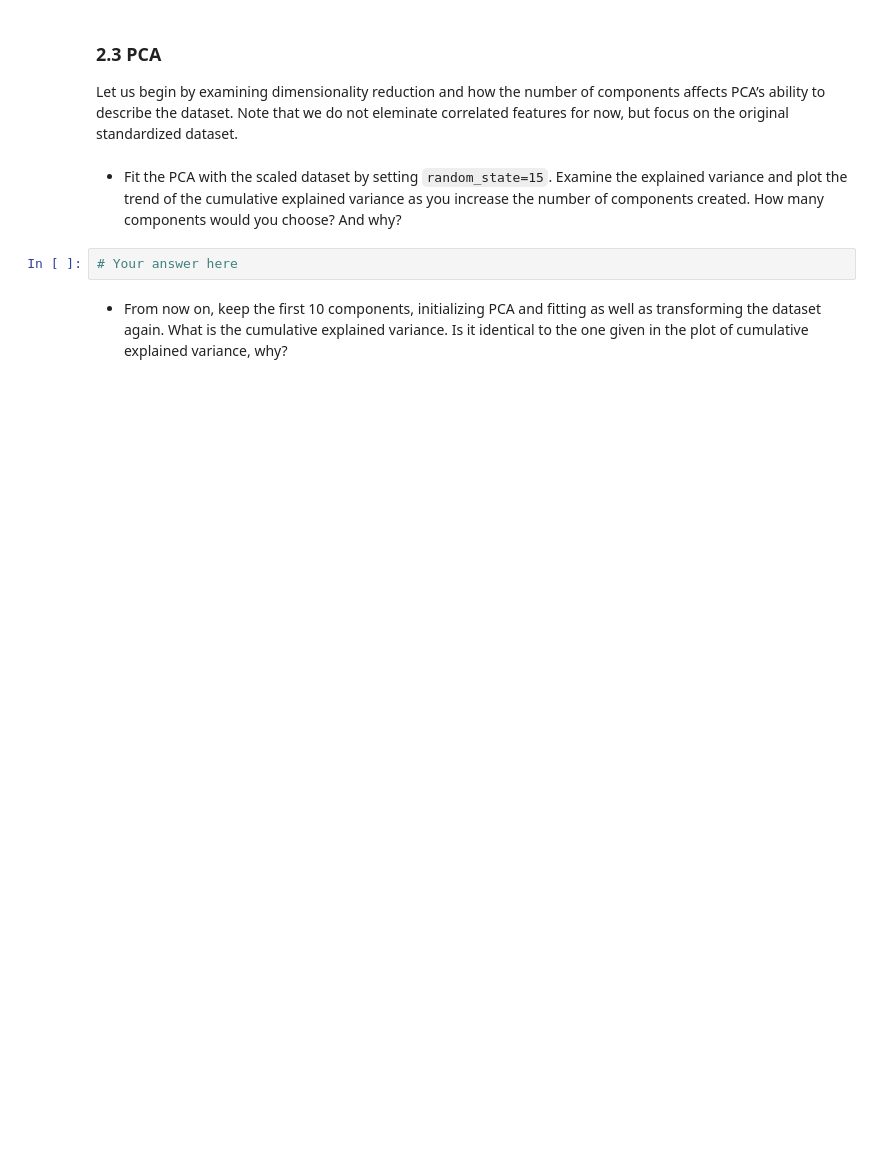
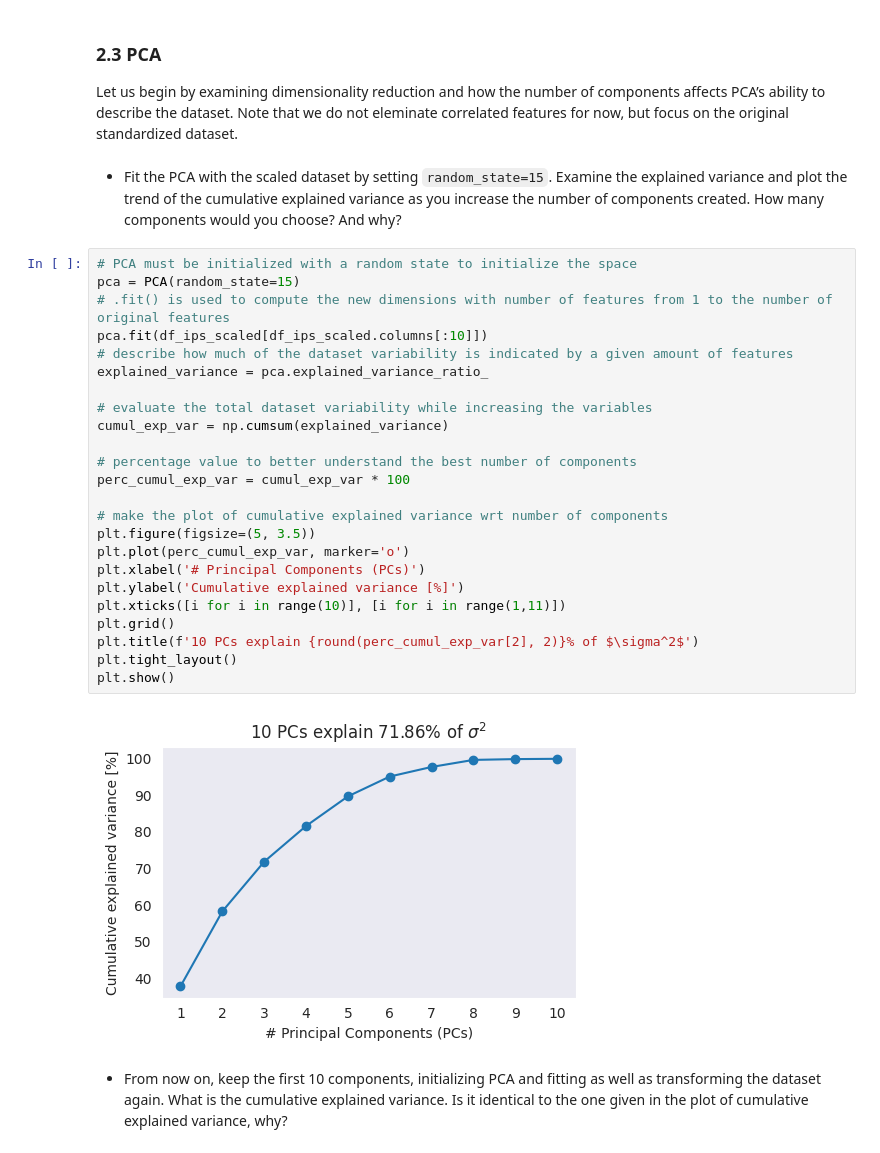
Before and after one commit to eferollo/ML4N, a Jupyter notebook: Labs/LAB5/lab_5.ipynb, the cells around one changed output. Cells and saved outputs as stored; diff of their text form; blank space fills up the shorter version.

```diff
--- a/Labs/LAB5/lab_5.ipynb
+++ b/Labs/LAB5/lab_5.ipynb
@@ -305,7 +304,31 @@ Let us begin by examining dimensionality reduction and how the number of compone
 # %% [markdown]
 - Fit the PCA with the scaled dataset by setting ``random_state=15``. Examine the explained variance and plot the trend of the cumulative explained variance as you increase the number of components created. How many components would you choose? And why?
 # %%
-# Your answer here
+# PCA must be initialized with a random state to initialize the space
+pca = PCA(random_state=15)
+# .fit() is used to compute the new dimensions with number of features from 1 to the number of original features
+pca.fit(df_ips_scaled[df_ips_scaled.columns[:10]])
+# describe how much of the dataset variability is indicated by a given amount of features
+explained_variance = pca.explained_variance_ratio_
+
+# evaluate the total dataset variability while increasing the variables
+cumul_exp_var = np.cumsum(explained_variance)
+
+# percentage value to better understand the best number of components
+perc_cumul_exp_var = cumul_exp_var * 100
+
+# make the plot of cumulative explained variance wrt number of components
+plt.figure(figsize=(5, 3.5))
+plt.plot(perc_cumul_exp_var, marker='o')
+plt.xlabel('# Principal Components (PCs)')
+plt.ylabel('Cumulative explained variance [%]')
+plt.xticks([i for i in range(10)], [i for i in range(1,11)])
+plt.grid()
+plt.title(f'10 PCs explain {round(perc_cumul_exp_var[2], 2)}% of $\sigma^2$')
+plt.tight_layout()
+plt.show()
+# %% [output]
+[figure, added]
 # %% [markdown]
 - From now on, keep the first 10 components, initializing PCA and fitting as well as transforming the dataset again. What is the cumulative explained variance. Is it identical to the one given in the plot of cumulative explained variance, why?
 # %%
```
Also changed, not shown: parts of 8 cells of this notebook.
